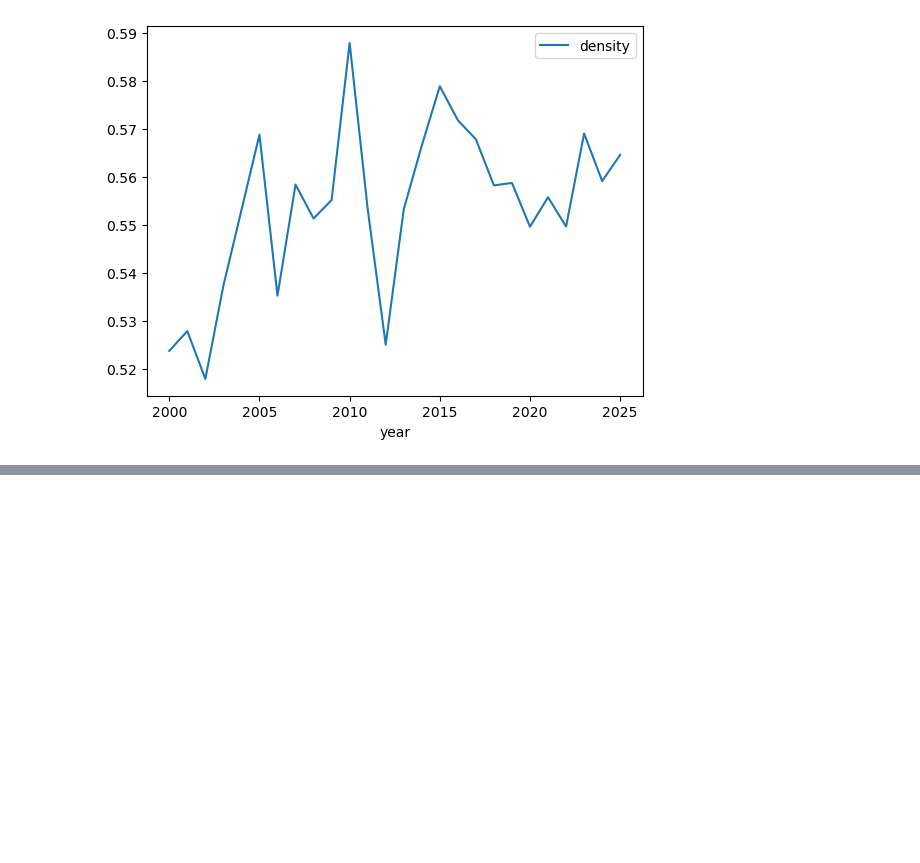
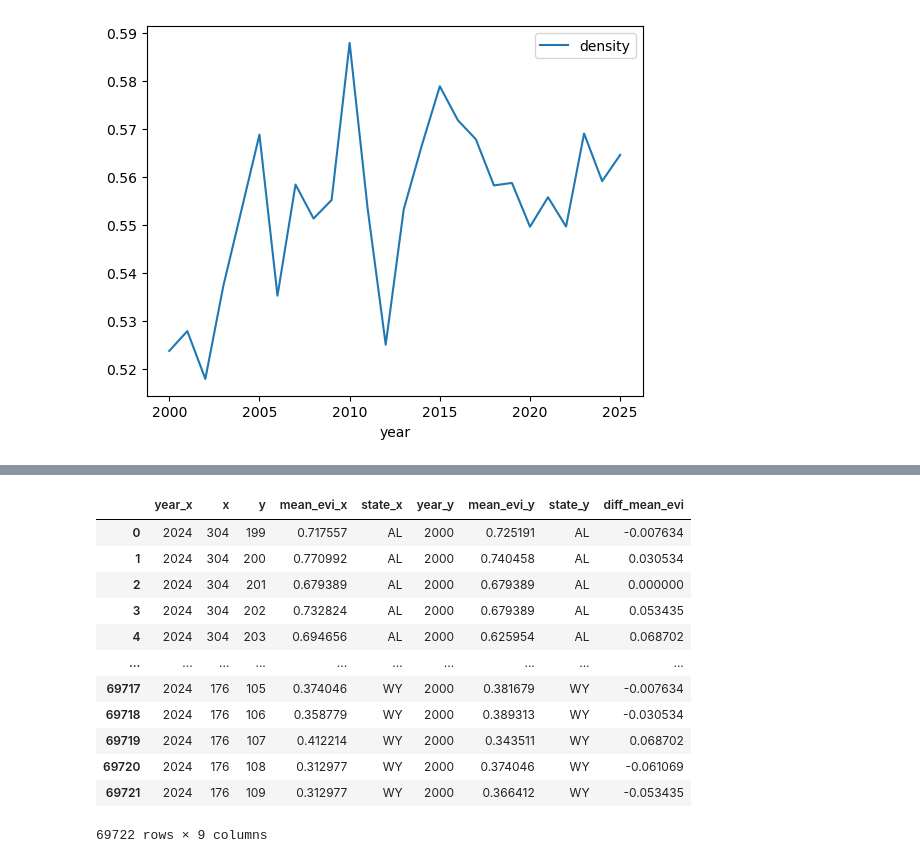
Before and after one commit to Dhrutube/DSC-106-Final-Project, a Jupyter notebook: test.ipynb, the cells around one changed output, grey strips where cells are left out. Cells and saved outputs as stored; diff of their text form; code cells hidden in the pictures; blank space fills up the shorter version.

Commit message:
Saving heatmap refinement

```diff
--- a/test.ipynb
+++ b/test.ipynb
@@ -75,0 +78,8 @@ ogDf.plot(x='year', y='density', kind='line')
+# %%
+newDf = pd.read_csv('data\heatmapDataWithState.csv')
+# %%
+Data2000 = newDf.query('year==2000')
+Data2024 = newDf.query('year==2024')
+
+Data2000_2024 = Data2024.merge(Data2000, on = ['x', 'y'])
+Data2000_2024
@@ -75,0 +100,17 @@ ogDf.plot(x='year', y='density', kind='line')
+# %%
+Data2000_2024['diff_mean_evi'] = Data2000_2024['mean_evi_x'] - Data2000_2024['mean_evi_y']
+Data2000_2024
+# %% [output]
+|  | year_x | x | y | mean_evi_x | state_x | year_y | mean_evi_y | state_y | diff_mean_evi |
+| 0 | 2024 | 304 | 199 | 0.717557 | AL | 2000 | 0.725191 | AL | -0.007634 |
+| 1 | 2024 | 304 | 200 | 0.770992 | AL | 2000 | 0.740458 | AL | 0.030534 |
+| 2 | 2024 | 304 | 201 | 0.679389 | AL | 2000 | 0.679389 | AL | 0.000000 |
+| 3 | 2024 | 304 | 202 | 0.732824 | AL | 2000 | 0.679389 | AL | 0.053435 |
+| 4 | 2024 | 304 | 203 | 0.694656 | AL | 2000 | 0.625954 | AL | 0.068702 |
+| ... | ... | ... | ... | ... | ... | ... | ... | ... | ... |
+| 69717 | 2024 | 176 | 105 | 0.374046 | WY | 2000 | 0.381679 | WY | -0.007634 |
+| 69718 | 2024 | 176 | 106 | 0.358779 | WY | 2000 | 0.389313 | WY | -0.030534 |
+| 69719 | 2024 | 176 | 107 | 0.412214 | WY | 2000 | 0.343511 | WY | 0.068702 |
+| 69720 | 2024 | 176 | 108 | 0.312977 | WY | 2000 | 0.374046 | WY | -0.061069 |
+| 69721 | 2024 | 176 | 109 | 0.312977 | WY | 2000 | 0.366412 | WY | -0.053435 |
+69722 rows × 9 columns
```
Also changed, not shown: parts of 2 cells of this notebook, 2 other files.
